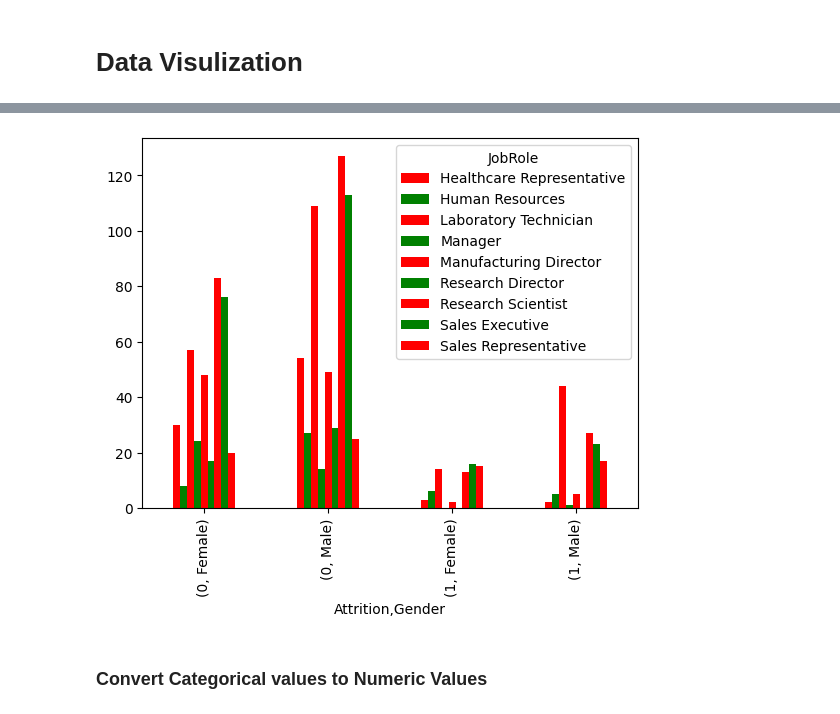
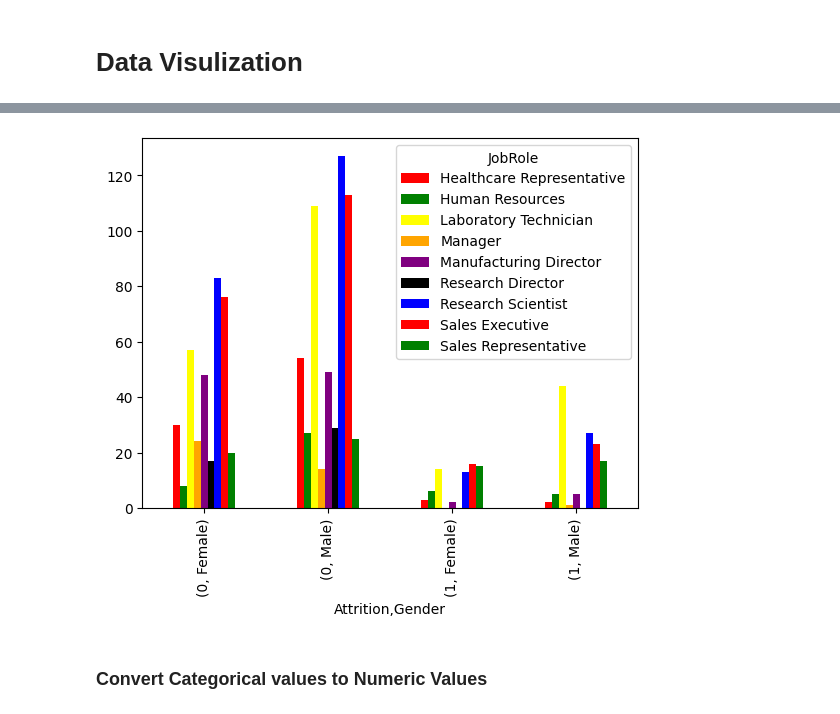
Before and after one commit to ziaulislammughal/NUEXUS-Technologies-AI-Internship-, a Jupyter notebook: EAP.ipynb, the cells around one changed output, grey strips where cells are left out. Drawn from its saved outputs; the diff is of its cells as text; code cells hidden in the pictures.

```diff
--- a/EAP.ipynb
+++ b/EAP.ipynb
@@ -449,11 +449,11 @@ plt.show()
 # %%
 # #  comparing the people who leave company of basis of job role and also compare between gender
 
-df.groupby(['Attrition', 'Gender'])['JobRole'].value_counts().unstack().plot.bar(color=['red', 'green'])
+df.groupby(['Attrition', 'Gender'])['JobRole'].value_counts().unstack().plot.bar(color=['red', 'green','yellow', 'orange','purple', 'black', 'blue'])
 
 plt.show()
 # %% [output]
-[figure, old version]
+[figure, new version]
 # %% [markdown]
 ### **Convert Categorical values to Numeric Values**
 # %%
```
Also changed, not shown: parts of 6 cells of this notebook.
